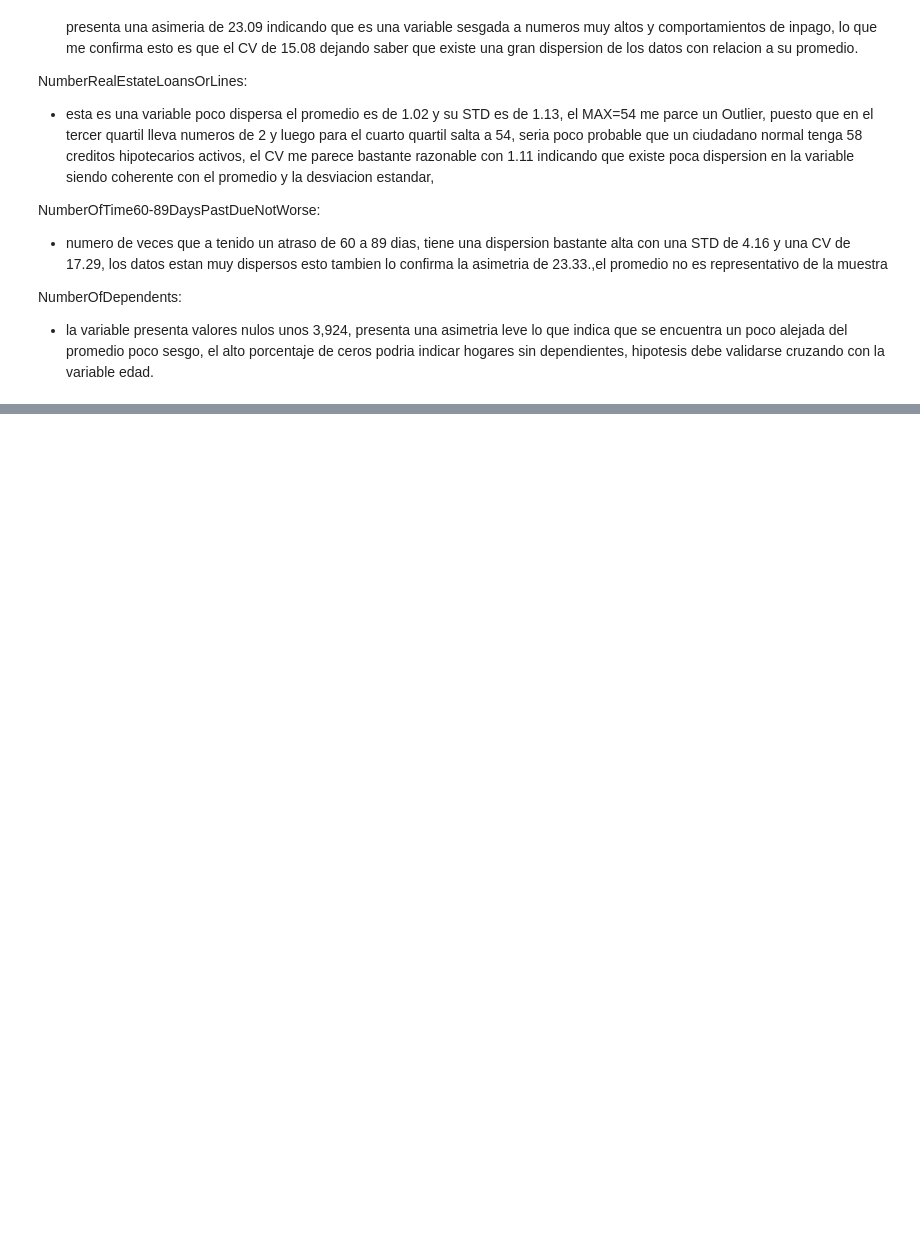
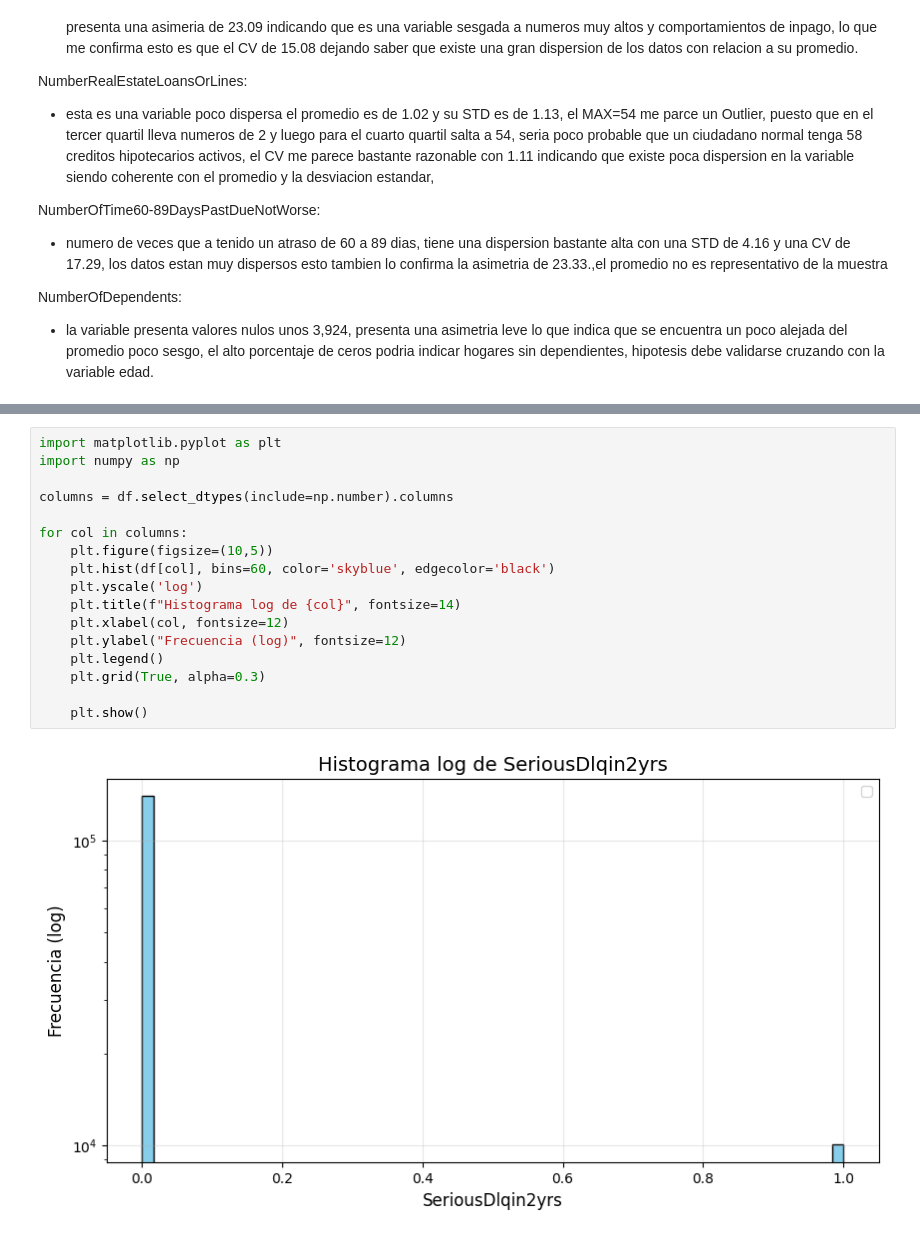
Before and after one commit to THEWACHER1103/Analisis_SuperStore, a Jupyter notebook: Analisis_crediticio.ipynb, the cells around one changed output, grey strips where cells are left out. Cells and saved outputs as stored; diff of their text form; blank space fills up the shorter version.

```diff
--- a/Analisis_crediticio.ipynb
+++ b/Analisis_crediticio.ipynb
@@ -196,0 +200,19 @@ for col in columns:
+# %%
+import matplotlib.pyplot as plt
+import numpy as np
+
+columns = df.select_dtypes(include=np.number).columns
+
+for col in columns:
+    plt.figure(figsize=(10,5))
+    plt.hist(df[col], bins=60, color='skyblue', edgecolor='black')
+    plt.yscale('log')
+    plt.title(f"Histograma log de {col}", fontsize=14)
+    plt.xlabel(col, fontsize=12)
+    plt.ylabel("Frecuencia (log)", fontsize=12)
+    plt.legend()
+    plt.grid(True, alpha=0.3)
+
+    plt.show()
+# %% [output]
+[figure, added]
```
Also changed, not shown: parts of 7 cells of this notebook.
